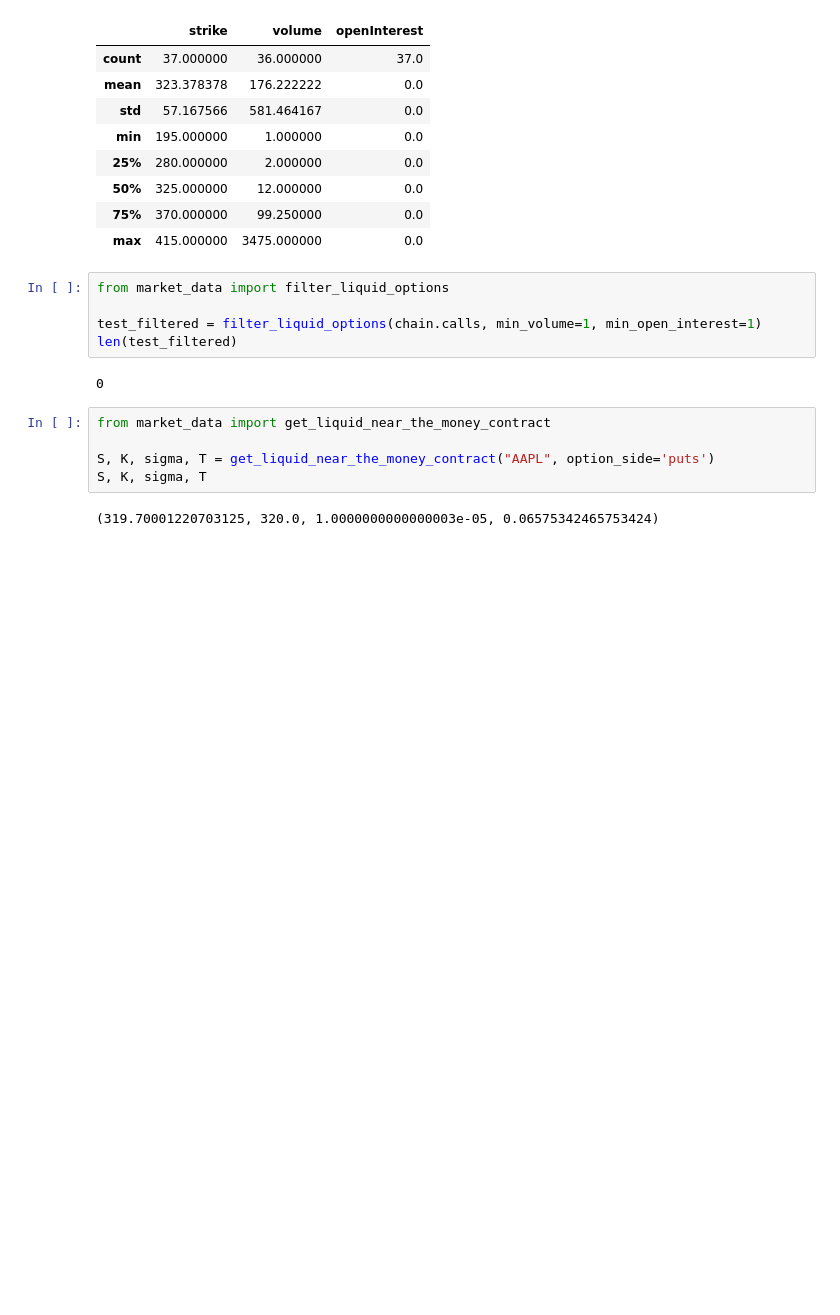
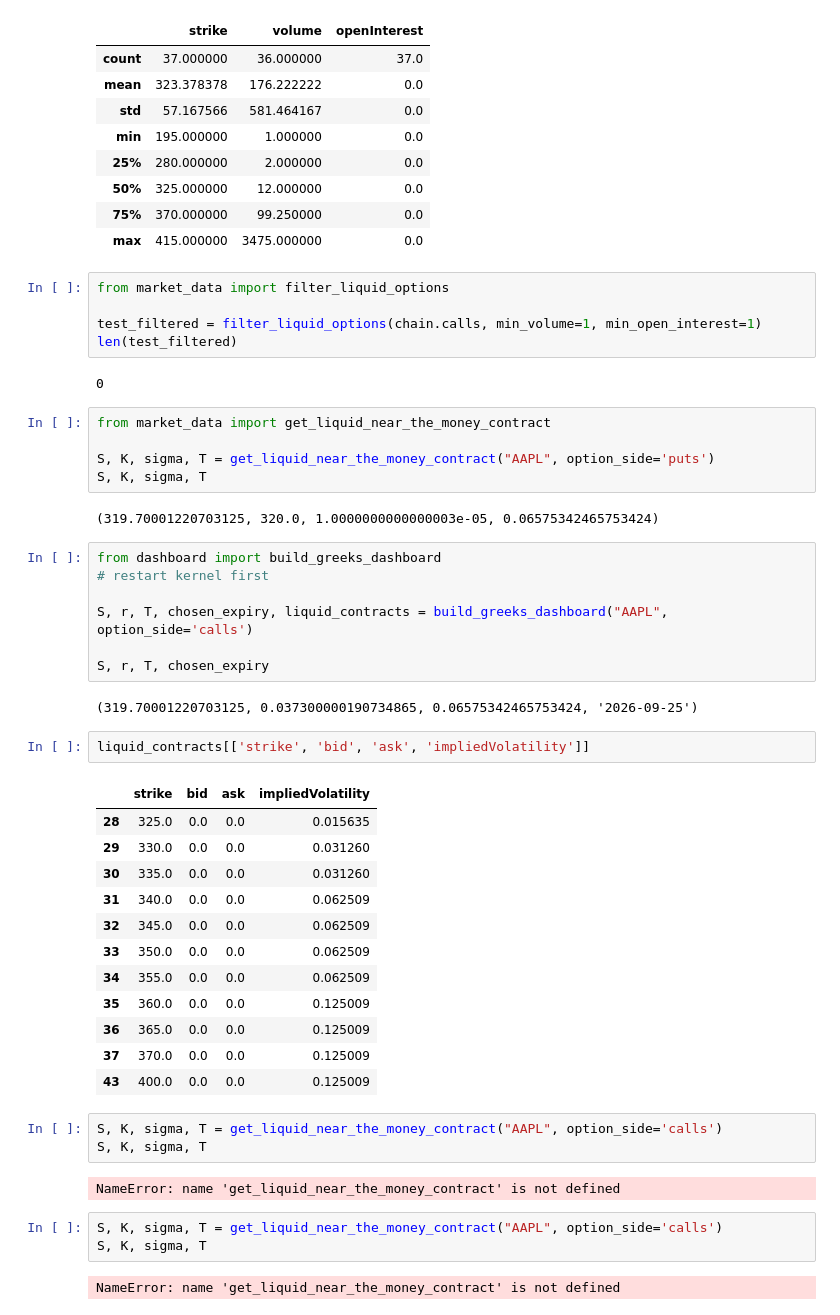
Before and after one commit to anshkumarjethani/Derivatives-Pricing-Engine, a Jupyter notebook: notebooks/exploration.ipynb, the cells around one changed output. Cells and saved outputs as stored; diff of their text form; blank space fills up the shorter version.

```diff
--- a/notebooks/exploration.ipynb
+++ b/notebooks/exploration.ipynb
@@ -838,3 +792,37 @@ S, K, sigma, T = get_liquid_near_the_money_contract("AAPL", option_side='puts')
 S, K, sigma, T
 # %% [output]
 (319.70001220703125, 320.0, 1.0000000000000003e-05, 0.06575342465753424)
+# %%
+from dashboard import build_greeks_dashboard
+# restart kernel first
+
+S, r, T, chosen_expiry, liquid_contracts = build_greeks_dashboard("AAPL", option_side='calls')
+
+S, r, T, chosen_expiry
+# %% [output]
+(319.70001220703125, 0.037300000190734865, 0.06575342465753424, '2026-09-25')
+# %%
+liquid_contracts[['strike', 'bid', 'ask', 'impliedVolatility']]
+# %% [output]
+|  | strike | bid | ask | impliedVolatility |
+| 28 | 325.0 | 0.0 | 0.0 | 0.015635 |
+| 29 | 330.0 | 0.0 | 0.0 | 0.031260 |
+| 30 | 335.0 | 0.0 | 0.0 | 0.031260 |
+| 31 | 340.0 | 0.0 | 0.0 | 0.062509 |
+| 32 | 345.0 | 0.0 | 0.0 | 0.062509 |
+| 33 | 350.0 | 0.0 | 0.0 | 0.062509 |
+| 34 | 355.0 | 0.0 | 0.0 | 0.062509 |
+| 35 | 360.0 | 0.0 | 0.0 | 0.125009 |
+| 36 | 365.0 | 0.0 | 0.0 | 0.125009 |
+| 37 | 370.0 | 0.0 | 0.0 | 0.125009 |
+| 43 | 400.0 | 0.0 | 0.0 | 0.125009 |
+# %%
+S, K, sigma, T = get_liquid_near_the_money_contract("AAPL", option_side='calls')
+S, K, sigma, T
+# %% [output]
+NameError: name 'get_liquid_near_the_money_contract' is not defined
+# %%
+S, K, sigma, T = get_liquid_near_the_money_contract("AAPL", option_side='calls')
+S, K, sigma, T
+# %% [output]
+NameError: name 'get_liquid_near_the_money_contract' is not defined
```
Also changed, not shown: parts of 28 cells of this notebook, 4 other files.
